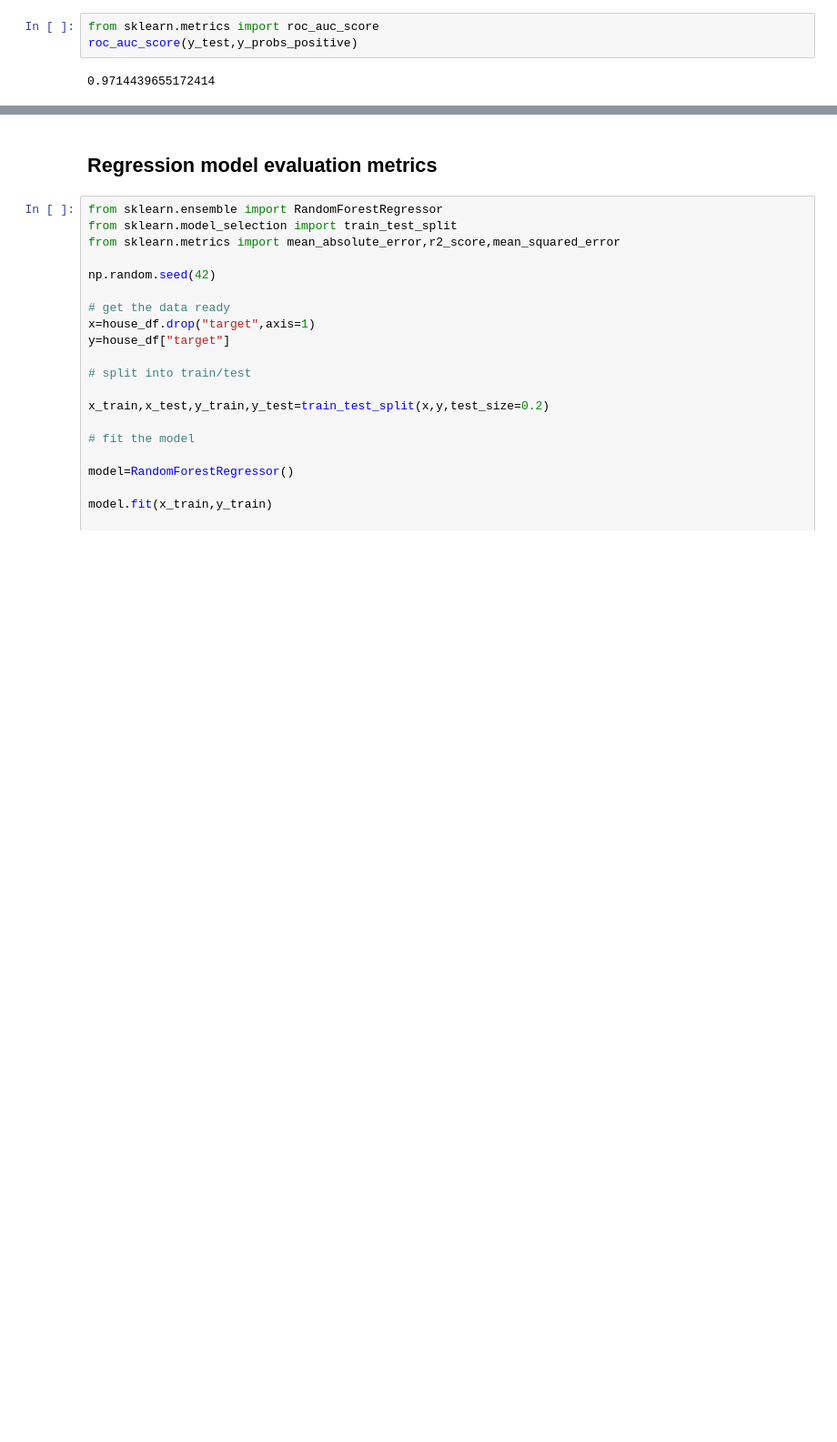
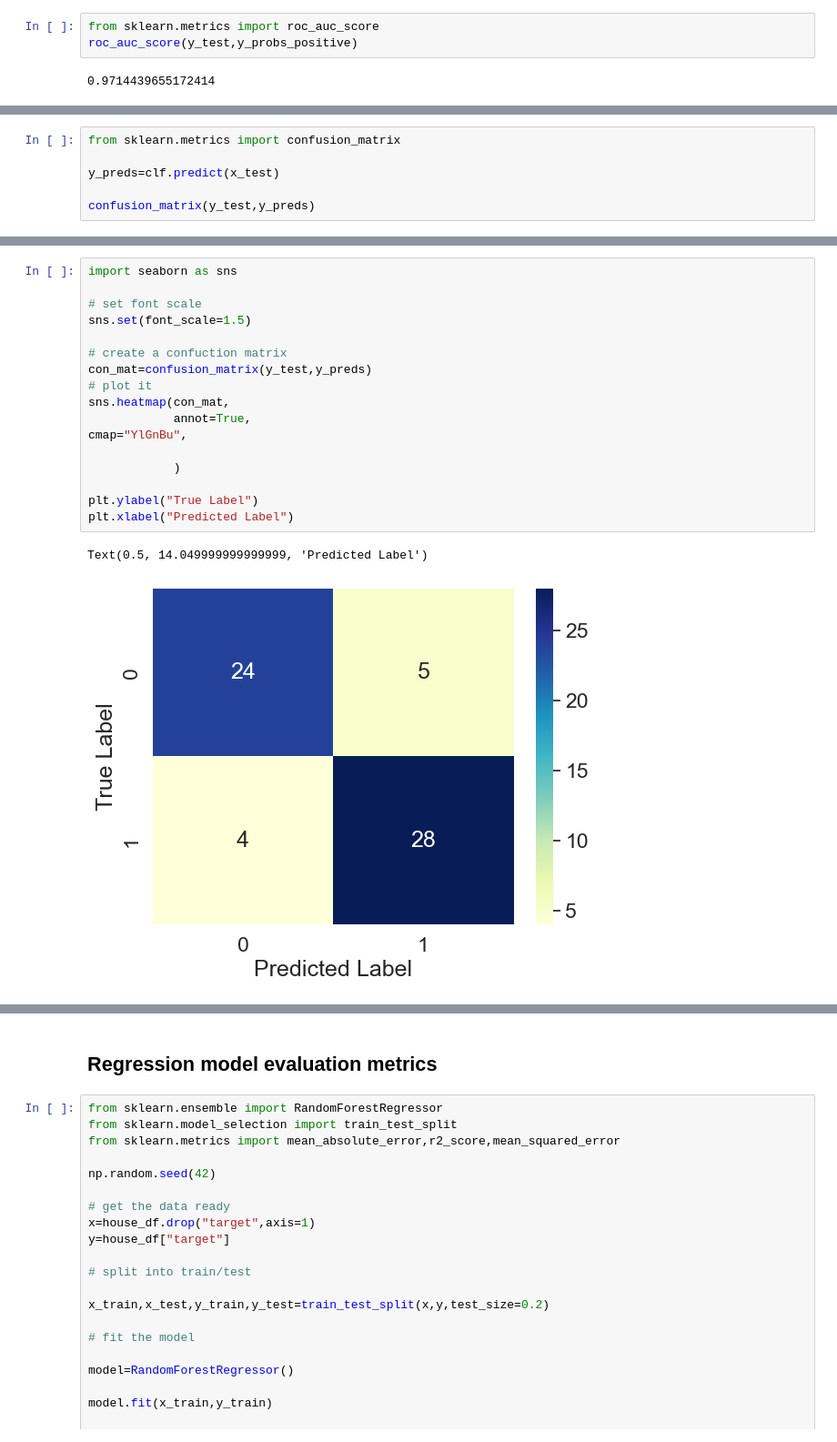
Before and after one commit to mageshyt/Machine-Learning-2023, a Jupyter notebook: SK learn/scikit-learn.ipynb, the cells around one changed output, grey strips where cells are left out. Shown at 91% size. Cells and saved outputs as stored; diff of their text form; blank space fills up the shorter version.

Commit message:
uploaded confussion matrix notes in Sk learn

```diff
--- a/SK learn/scikit-learn.ipynb
+++ b/SK learn/scikit-learn.ipynb
@@ -679,0 +685,6 @@ plot_roc_curve(fpr,tpr)
+# %%
+from sklearn.metrics import confusion_matrix
+
+y_preds=clf.predict(x_test)
+
+confusion_matrix(y_test,y_preds)
@@ -679,0 +706,20 @@ plot_roc_curve(fpr,tpr)
+# %%
+import seaborn as sns
+
+# set font scale
+sns.set(font_scale=1.5)
+
+# create a confuction matrix
+con_mat=confusion_matrix(y_test,y_preds)
+# plot it
+sns.heatmap(con_mat,
+            annot=True,
+cmap="YlGnBu",
+
+            )
+
+plt.ylabel("True Label")
+plt.xlabel("Predicted Label")
+# %% [output]
+Text(0.5, 14.049999999999999, 'Predicted Label')
+[figure, added]
```
Also changed, not shown: parts of 16 cells of this notebook, 10 other files.
